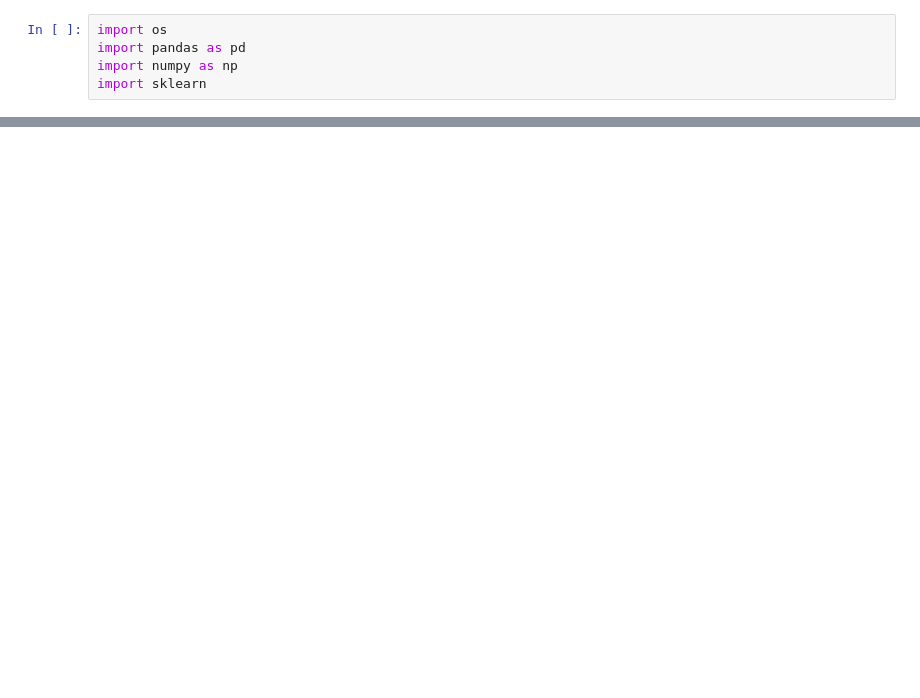
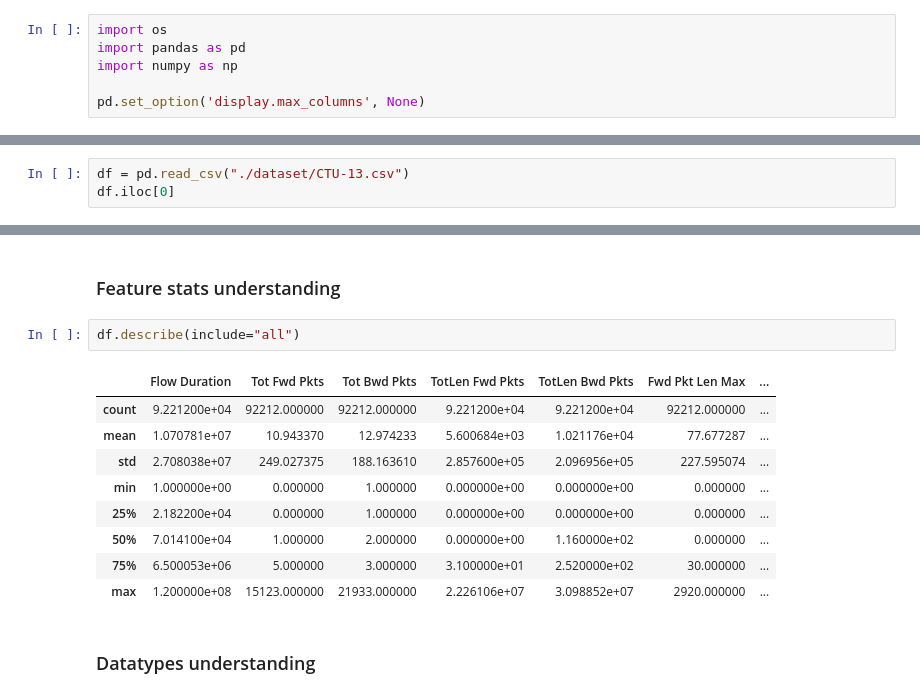
Before and after one commit to GPericone/Botnet-Detection-using-ML, a Jupyter notebook: project.ipynb, the cells around one changed output, grey strips where cells are left out. Cells and saved outputs as stored; diff of their text form; blank space fills up the shorter version.

Commit message:
Added dataset

```diff
--- a/project.ipynb
+++ b/project.ipynb
@@ -2,4 +2,5 @@
 import os
 import pandas as pd
 import numpy as np
-import sklearn
+
+pd.set_option('display.max_columns', None)
@@ -22,0 +7,3 @@ df.describe()
+# %%
+df = pd.read_csv("./dataset/CTU-13.csv")
+df.iloc[0]
@@ -22,0 +28,16 @@ df.describe()
+# %% [markdown]
+### Feature stats understanding
+# %%
+df.describe(include="all")
+# %% [output]
+|  | Flow Duration | Tot Fwd Pkts | Tot Bwd Pkts | TotLen Fwd Pkts | TotLen Bwd Pkts | Fwd Pkt Len Max | ... |
+| count | 9.221200e+04 | 92212.000000 | 92212.000000 | 9.221200e+04 | 9.221200e+04 | 92212.000000 | ... |
+| mean | 1.070781e+07 | 10.943370 | 12.974233 | 5.600684e+03 | 1.021176e+04 | 77.677287 | ... |
+| std | 2.708038e+07 | 249.027375 | 188.163610 | 2.857600e+05 | 2.096956e+05 | 227.595074 | ... |
+| min | 1.000000e+00 | 0.000000 | 1.000000 | 0.000000e+00 | 0.000000e+00 | 0.000000 | ... |
+| 25% | 2.182200e+04 | 0.000000 | 1.000000 | 0.000000e+00 | 0.000000e+00 | 0.000000 | ... |
+| 50% | 7.014100e+04 | 1.000000 | 2.000000 | 0.000000e+00 | 1.160000e+02 | 0.000000 | ... |
+| 75% | 6.500053e+06 | 5.000000 | 3.000000 | 3.100000e+01 | 2.520000e+02 | 30.000000 | ... |
+| max | 1.200000e+08 | 15123.000000 | 21933.000000 | 2.226106e+07 | 3.098852e+07 | 2920.000000 | ... |
+# %% [markdown]
+### Datatypes understanding
```
Also changed, not shown: parts of 7 cells of this notebook, 18 other files.
